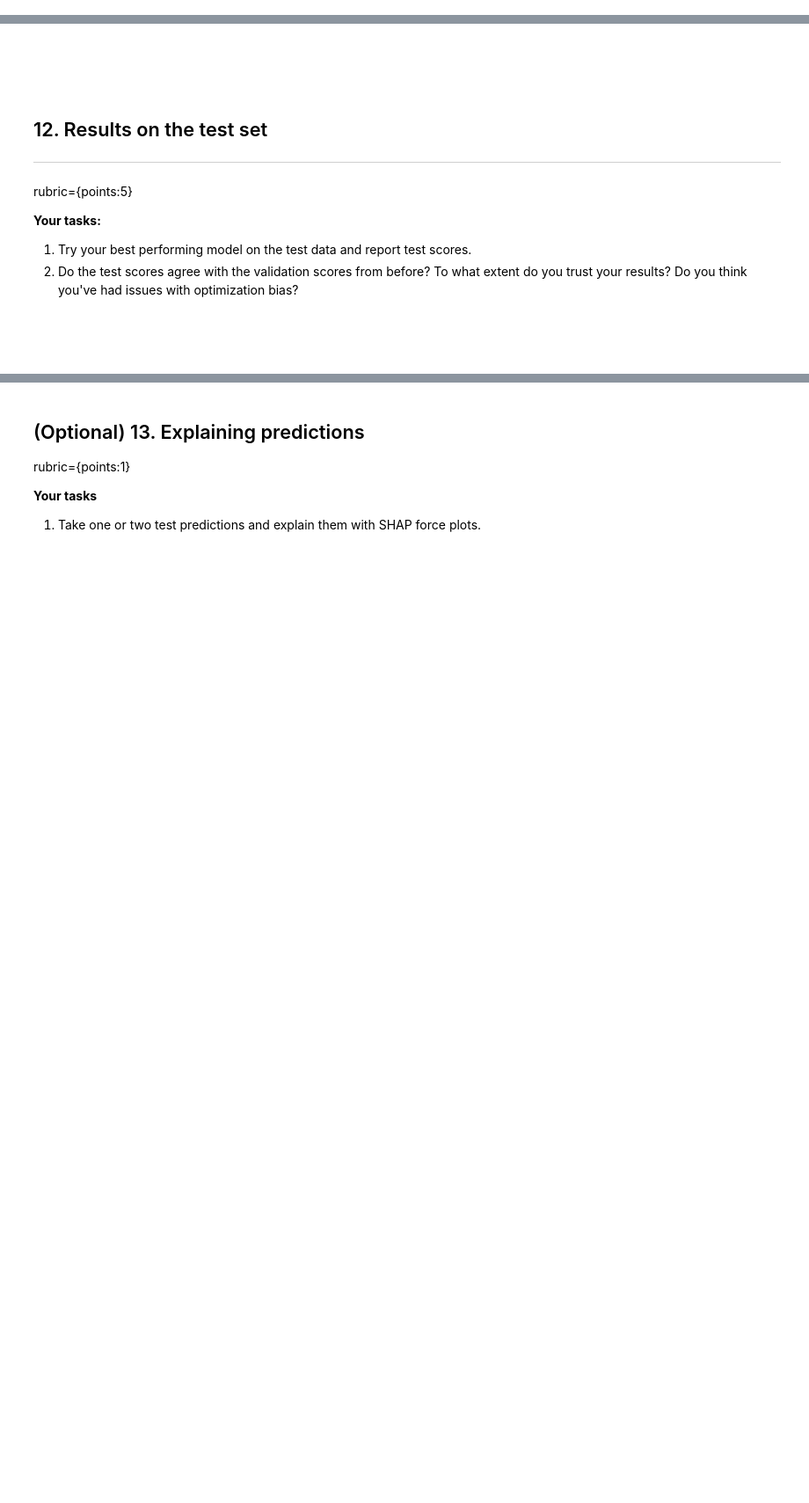
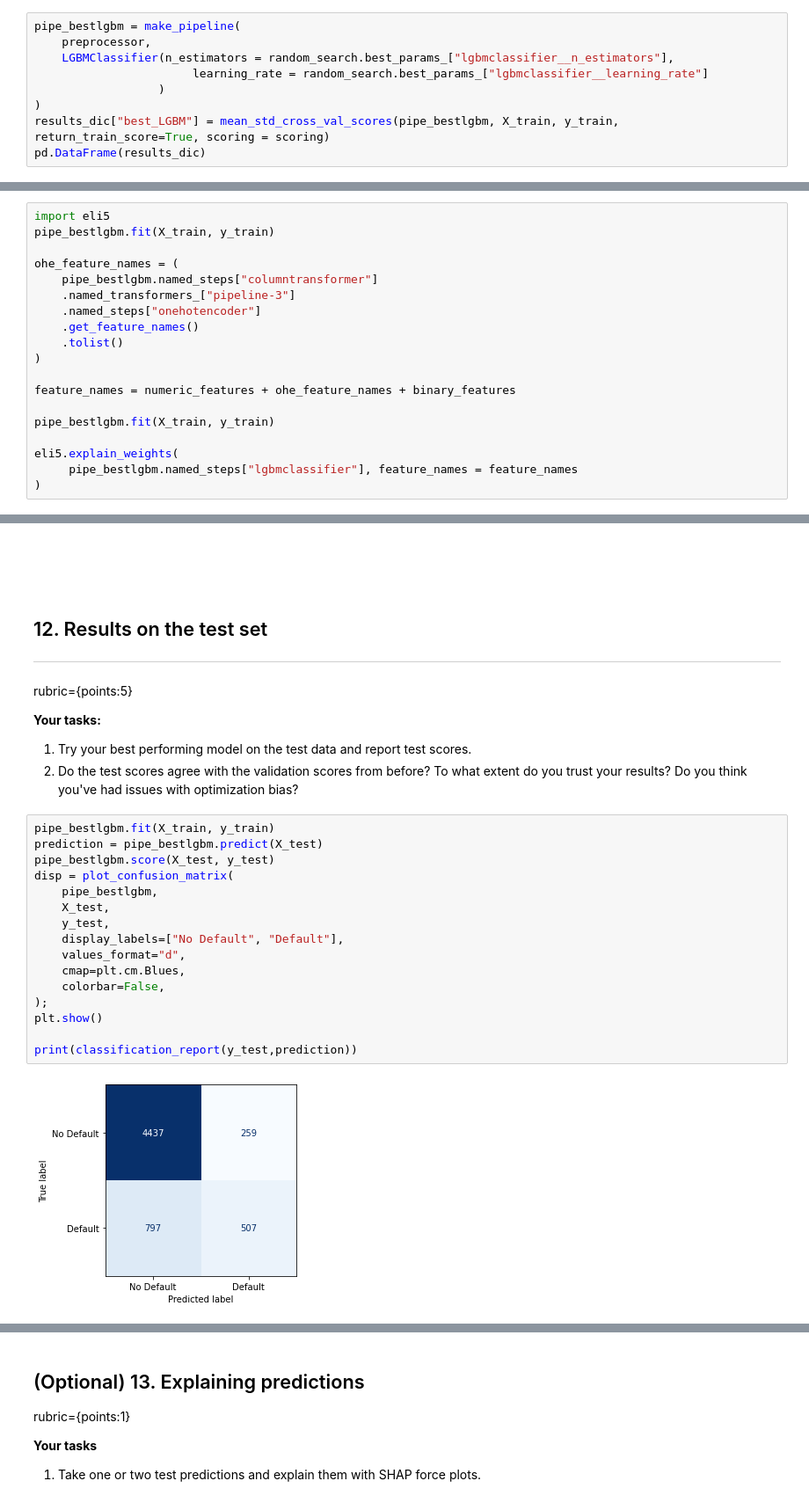
Before and after one commit to Canaut/cpsc330, a Jupyter notebook: hw/hw6/hw6.ipynb, the cells around one changed output, grey strips where cells are left out. Shown: that part at 88% size. Saved outputs shown, nothing was run; the diff lists cells and outputs as text; blank space fills up the shorter version.

```diff
--- a/hw/hw6/hw6.ipynb
+++ b/hw/hw6/hw6.ipynb
@@ -215,0 +514,9 @@ Make some attempts to optimize hyperparameters for the models you've tried and s
+# %%
+pipe_bestlgbm = make_pipeline(
+    preprocessor,
+    LGBMClassifier(n_estimators = random_search.best_params_["lgbmclassifier__n_estimators"],
+                       learning_rate = random_search.best_params_["lgbmclassifier__learning_rate"]
+                  )
+)
+results_dic["best_LGBM"] = mean_std_cross_val_scores(pipe_bestlgbm, X_train, y_train, return_train_score=True, scoring = scoring)
+pd.DataFrame(results_dic)
@@ -223,3 +542,22 @@ rubric={points:15}
 **Your tasks:**
 
 1. Use the methods we saw in class (e.g., `eli5`, `shap`) (or any other methods of your choice) to explain feature importances of one of the best performing models. Summarize your observations.
+# %%
+import eli5
+pipe_bestlgbm.fit(X_train, y_train)
+
+ohe_feature_names = (
+    pipe_bestlgbm.named_steps["columntransformer"]
+    .named_transformers_["pipeline-3"]
+    .named_steps["onehotencoder"]
+    .get_feature_names()
+    .tolist()
+)
+
+feature_names = numeric_features + ohe_feature_names + binary_features
+
+pipe_bestlgbm.fit(X_train, y_train)
+
+eli5.explain_weights(
+     pipe_bestlgbm.named_steps["lgbmclassifier"], feature_names = feature_names
+)
@@ -235,5 +593,21 @@ rubric={points:5}
 
 1. Try your best performing model on the test data and report test scores.
 2. Do the test scores agree with the validation scores from before? To what extent do you trust your results? Do you think you've had issues with optimization bias?
-# %% [markdown]
-<br><br>
+# %%
+pipe_bestlgbm.fit(X_train, y_train)
+prediction = pipe_bestlgbm.predict(X_test)
+pipe_bestlgbm.score(X_test, y_test)
+disp = plot_confusion_matrix(
+    pipe_bestlgbm,
+    X_test,
+    y_test,
+    display_labels=["No Default", "Default"],
+    values_format="d",
+    cmap=plt.cm.Blues,
+    colorbar=False,
+);
+plt.show()
+
+print(classification_report(y_test,prediction))
+# %% [output]
+[figure, added]
```
Also changed, not shown: parts of 30 cells of this notebook.
